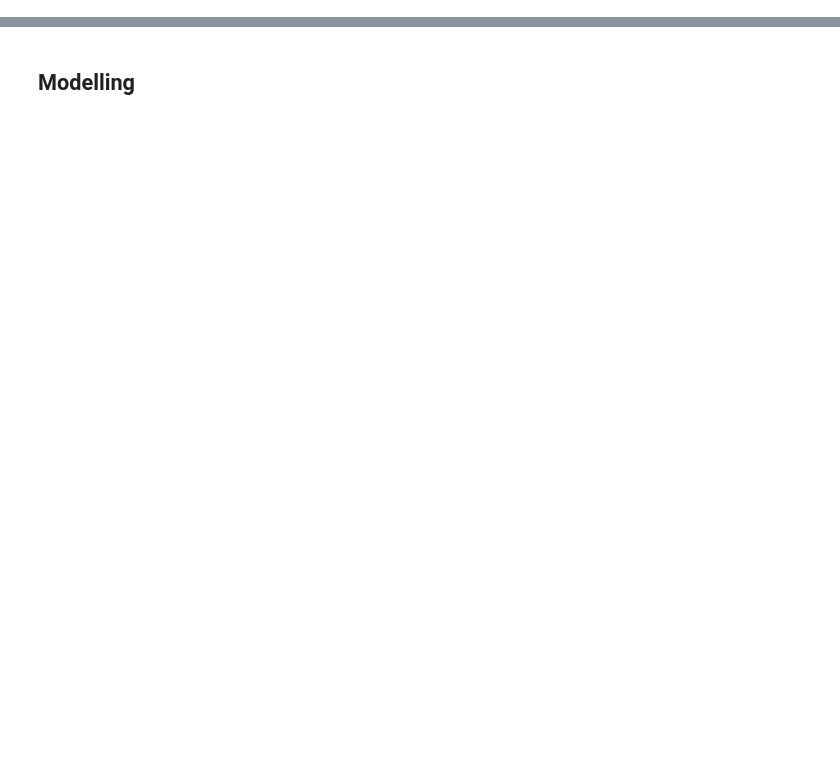
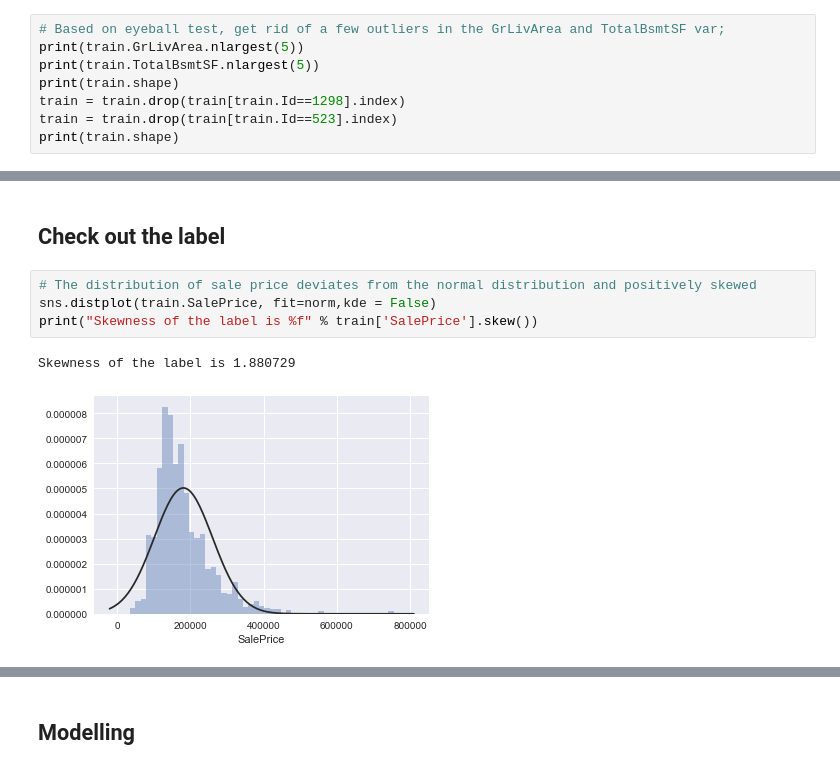
Before and after one commit to emmaren/House-Prices-Kaggle-Competition, a Jupyter notebook: House Price Kaggle Competition.ipynb, the cells around one changed output, grey strips where cells are left out. Cells and saved outputs as stored; diff of their text form; blank space fills up the shorter version.

```diff
--- a/House Price Kaggle Competition.ipynb
+++ b/House Price Kaggle Competition.ipynb
@@ -328,0 +111,8 @@ Remaining NAs for categorical features in train : 0
+# %%
+# Based on eyeball test, get rid of a few outliers in the GrLivArea and TotalBsmtSF var;
+print(train.GrLivArea.nlargest(5))
+print(train.TotalBsmtSF.nlargest(5))
+print(train.shape)
+train = train.drop(train[train.Id==1298].index)
+train = train.drop(train[train.Id==523].index)
+print(train.shape)
@@ -328,0 +134,9 @@ Remaining NAs for categorical features in train : 0
+# %% [markdown]
+## Check out the label
+# %%
+# The distribution of sale price deviates from the normal distribution and positively skewed
+sns.distplot(train.SalePrice, fit=norm,kde = False)
+print("Skewness of the label is %f" % train['SalePrice'].skew())
+# %% [output]
+Skewness of the label is 1.880729
+[figure, added]
```
Also changed, not shown: parts of 104 cells of this notebook.
